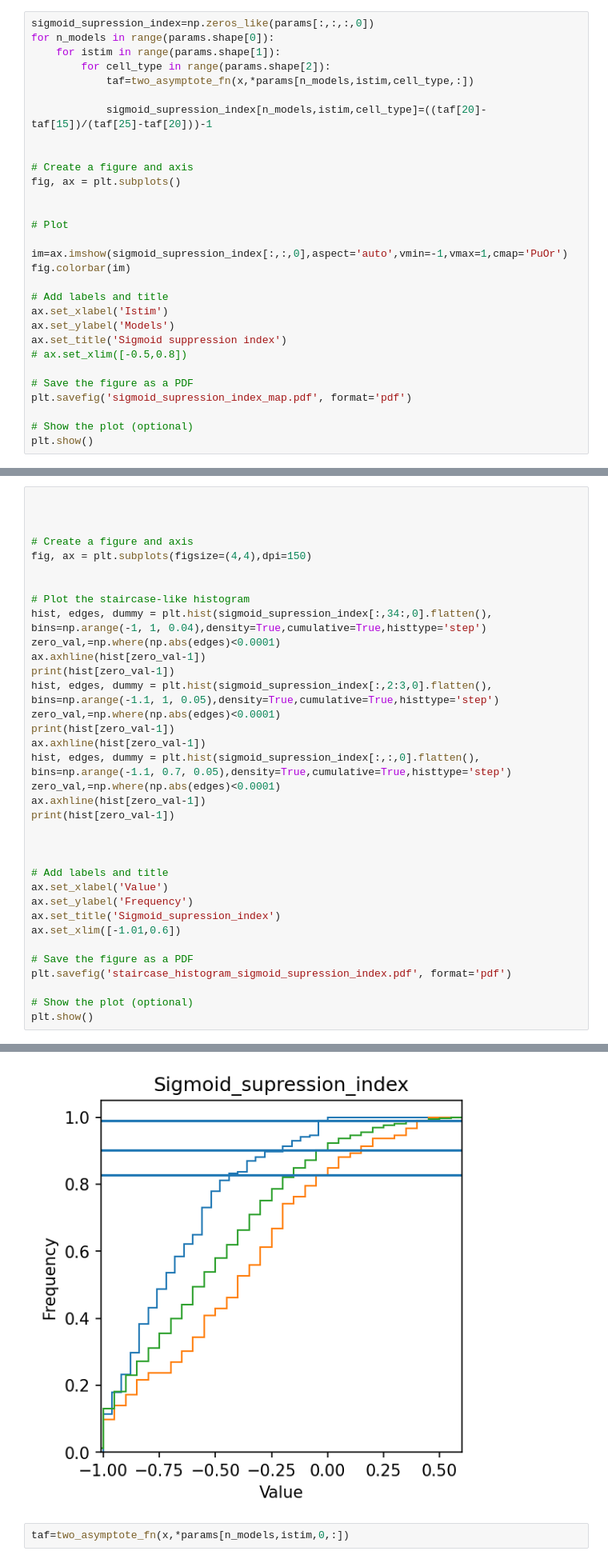
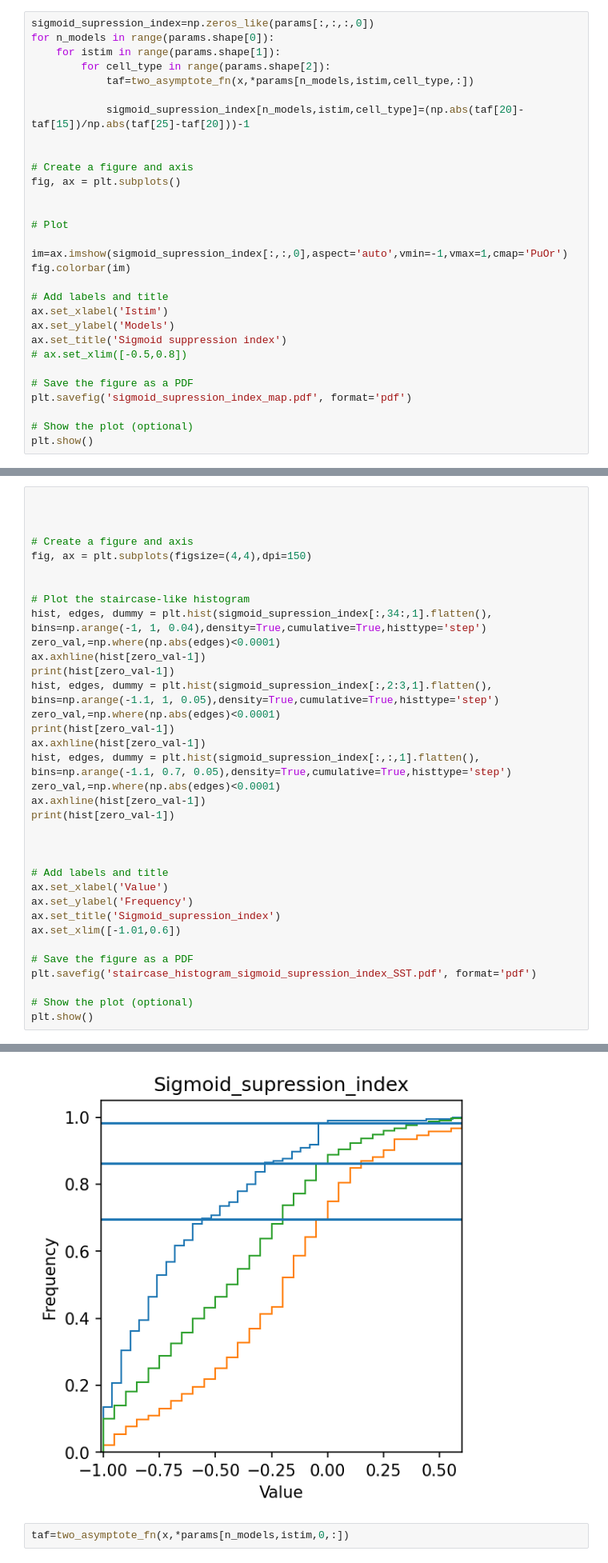
Before and after one commit to anitsoga/mossing_paper_code, a Jupyter notebook: simulation/Agos_Code/Figure_6.ipynb, the cells around one changed output, grey strips where cells are left out. Shown at 80% size. Drawn from its saved outputs; the diff is of its cells as text.

```diff
--- a/simulation/Agos_Code/Figure_6.ipynb
+++ b/simulation/Agos_Code/Figure_6.ipynb
@@ -480,7 +480,7 @@ for n_models in range(params.shape[0]):
         for cell_type in range(params.shape[2]):
             taf=two_asymptote_fn(x,*params[n_models,istim,cell_type,:])
 
-            sigmoid_supression_index[n_models,istim,cell_type]=((taf[20]-taf[15])/(taf[25]-taf[20]))-1
+            sigmoid_supression_index[n_models,istim,cell_type]=(np.abs(taf[20]-taf[15])/np.abs(taf[25]-taf[20]))-1
 
 
 # Create a figure and axis
@@ -514,15 +514,15 @@ fig, ax = plt.subplots(figsize=(4,4),dpi=150)
 
 
 # Plot the staircase-like histogram
-hist, edges, dummy = plt.hist(sigmoid_supression_index[:,34:,0].flatten(), bins=np.arange(-1, 1, 0.04),density=True,cumulative=True,histtype='step')
+hist, edges, dummy = plt.hist(sigmoid_supression_index[:,34:,1].flatten(), bins=np.arange(-1, 1, 0.04),density=True,cumulative=True,histtype='step')
 zero_val,=np.where(np.abs(edges)<0.0001)
 ax.axhline(hist[zero_val-1])
 print(hist[zero_val-1])
-hist, edges, dummy = plt.hist(sigmoid_supression_index[:,2:3,0].flatten(), bins=np.arange(-1.1, 1, 0.05),density=True,cumulative=True,histtype='step')
+hist, edges, dummy = plt.hist(sigmoid_supression_index[:,2:3,1].flatten(), bins=np.arange(-1.1, 1, 0.05),density=True,cumulative=True,histtype='step')
 zero_val,=np.where(np.abs(edges)<0.0001)
 print(hist[zero_val-1])
 ax.axhline(hist[zero_val-1])
-hist, edges, dummy = plt.hist(sigmoid_supression_index[:,:,0].flatten(), bins=np.arange(-1.1, 0.7, 0.05),density=True,cumulative=True,histtype='step')
+hist, edges, dummy = plt.hist(sigmoid_supression_index[:,:,1].flatten(), bins=np.arange(-1.1, 0.7, 0.05),density=True,cumulative=True,histtype='step')
 zero_val,=np.where(np.abs(edges)<0.0001)
 ax.axhline(hist[zero_val-1])
 print(hist[zero_val-1])
@@ -536,7 +536,7 @@ ax.set_title('Sigmoid_supression_index')
 ax.set_xlim([-1.01,0.6])
 
 # Save the figure as a PDF
-plt.savefig('staircase_histogram_sigmoid_supression_index.pdf', format='pdf')
+plt.savefig('staircase_histogram_sigmoid_supression_index_SST.pdf', format='pdf')
 
 # Show the plot (optional)
 plt.show()
@@ -547,4 +547,4 @@ plt.show()
-[figure, old version]
+[figure, new version]
 # %%
 taf=two_asymptote_fn(x,*params[n_models,istim,0,:])
 # %%
```
Also changed, not shown: parts of 2 cells of this notebook, 5 other files.
